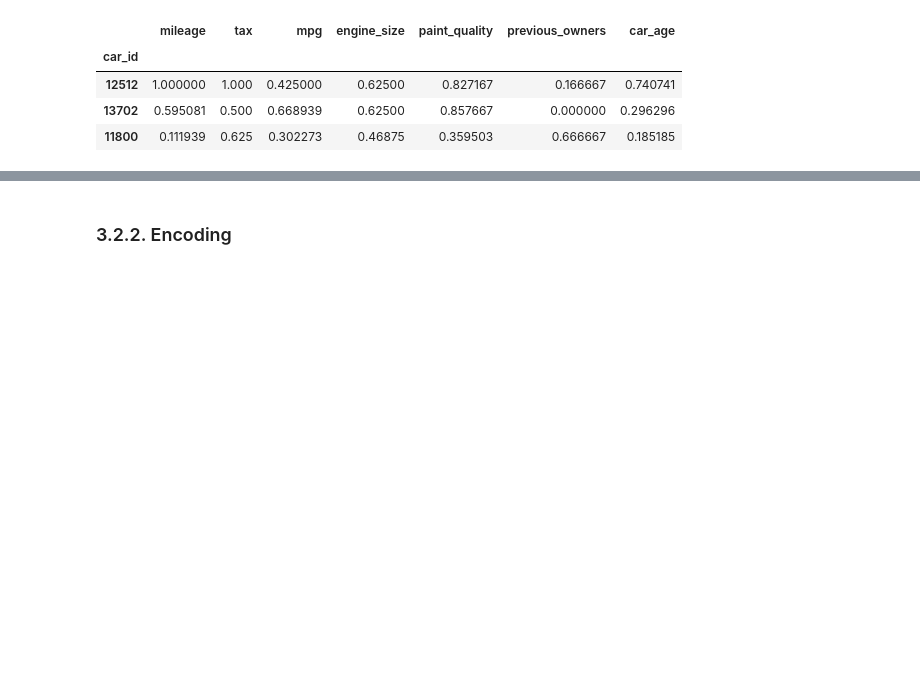
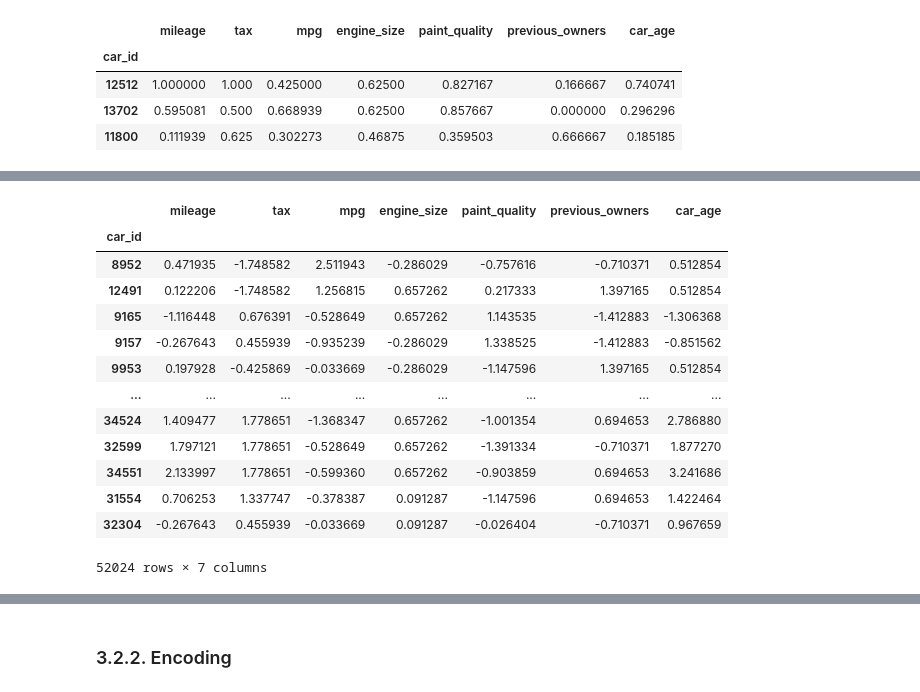
Before and after one commit to TheFriendlyTwin/Group14-Cars4You-Project, a Jupyter notebook: Project_Group14.ipynb, the cells around one changed output, grey strips where cells are left out. Drawn from its saved outputs; the diff is of its cells as text; code cells hidden in the pictures; blank space fills up the shorter version.

```diff
--- a/Project_Group14.ipynb
+++ b/Project_Group14.ipynb
@@ -1729,15 +1735,15 @@ X_val_cat = X_validation[categorical_columns]
 # %%
 #call function
-scaler = MinMaxScaler()
+scaler_MinMax = MinMaxScaler()
 
 #fit to training data
-scaler.fit(X_train_num)
+scaler_MinMax.fit(X_train_num)
 
 #transform the data
-X_train_num_scaled = scaler.transform(X_train_num) # this will return an array
+X_train_num_MinMax = scaler_MinMax.transform(X_train_num) # this will return an array
 
 #show results
-X_train_num_scaled
+X_train_num_MinMax
 # %% [output]
 array([[0.44458107, 0.        , 0.93257576, ..., 0.48150227, 0.16666667,
         0.2962963 ],
@@ -1784,0 +1799,12 @@ X_val_num_scaled.head(3)
+# %%
+#call function
+scaler_Std = StandardScaler()
+
+#fit to training data
+scaler_Std.fit(X_train_num)
+
+#transform the data
+X_train_num_Std = scaler_Std.transform(X_train_num) # this will return an array
+
+#show results
+X_train_num_Std
@@ -1784,0 +1825,19 @@ X_val_num_scaled.head(3)
+# %%
+# Convert the array to a pandas dataframe
+X_train_num_Std = pd.DataFrame(X_train_num_Std, columns = X_train_num.columns).set_index(X_train.index)
+X_train_num_Std
+# %% [output]
+|  | mileage | tax | mpg | engine_size | paint_quality | previous_owners | car_age |
+| car_id |  |  |  |  |  |  |  |
+| 8952 | 0.471935 | -1.748582 | 2.511943 | -0.286029 | -0.757616 | -0.710371 | 0.512854 |
+| 12491 | 0.122206 | -1.748582 | 1.256815 | 0.657262 | 0.217333 | 1.397165 | 0.512854 |
+| 9165 | -1.116448 | 0.676391 | -0.528649 | 0.657262 | 1.143535 | -1.412883 | -1.306368 |
+| 9157 | -0.267643 | 0.455939 | -0.935239 | -0.286029 | 1.338525 | -1.412883 | -0.851562 |
+| 9953 | 0.197928 | -0.425869 | -0.033669 | -0.286029 | -1.147596 | 1.397165 | 0.512854 |
+| ... | ... | ... | ... | ... | ... | ... | ... |
+| 34524 | 1.409477 | 1.778651 | -1.368347 | 0.657262 | -1.001354 | 0.694653 | 2.786880 |
+| 32599 | 1.797121 | 1.778651 | -0.528649 | 0.657262 | -1.391334 | -0.710371 | 1.877270 |
+| 34551 | 2.133997 | 1.778651 | -0.599360 | 0.657262 | -0.903859 | 0.694653 | 3.241686 |
+| 31554 | 0.706253 | 1.337747 | -0.378387 | 0.091287 | -1.147596 | 0.694653 | 1.422464 |
+| 32304 | -0.267643 | 0.455939 | -0.033669 | 0.091287 | -0.026404 | -0.710371 | 0.967659 |
+52024 rows × 7 columns
```
Also changed, not shown: parts of 38 cells of this notebook.
